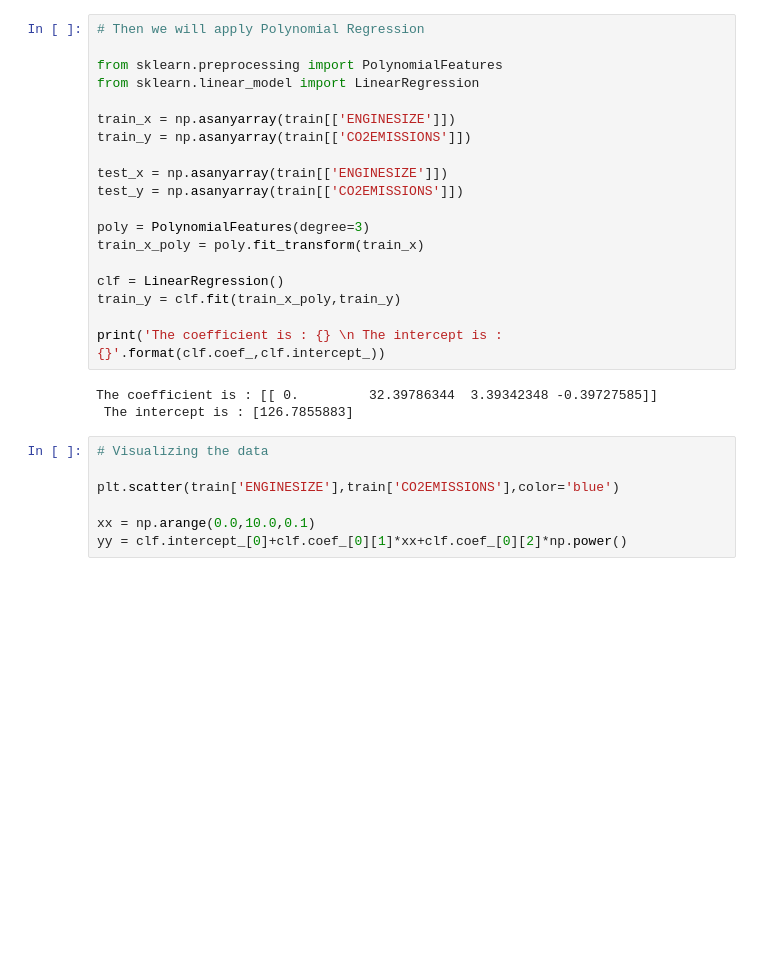
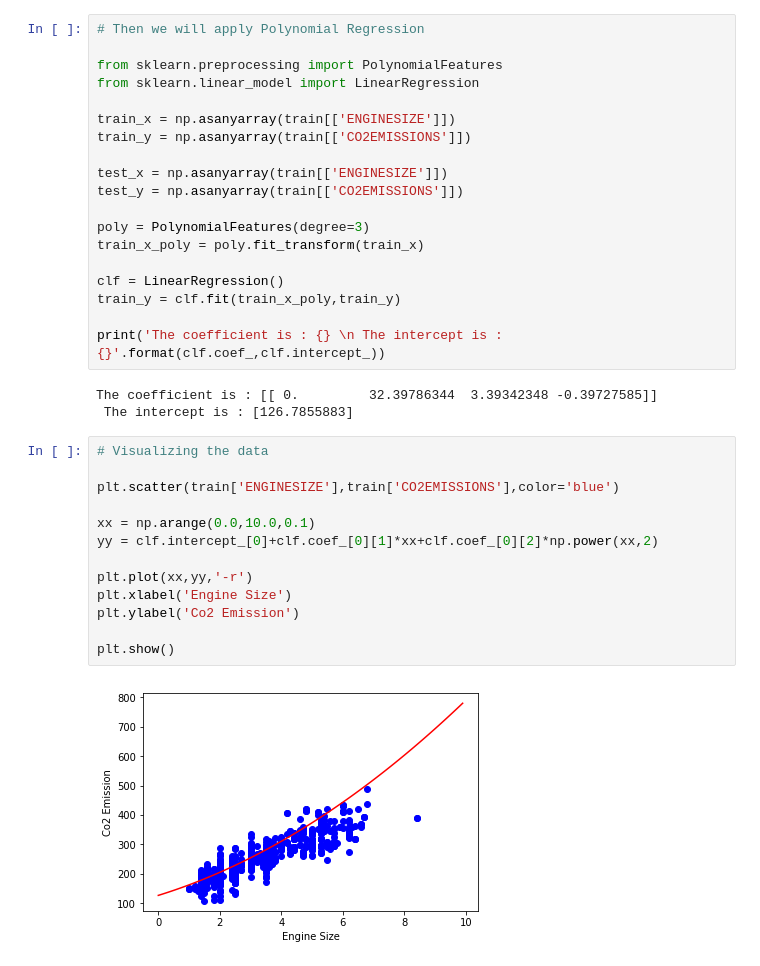
Before and after one commit to infiniteoverflow/Regressions, a Jupyter notebook: Regressions.ipynb, the cells around one changed output. Cells and saved outputs as stored; diff of their text form; blank space fills up the shorter version.

```diff
--- a/Regressions.ipynb
+++ b/Regressions.ipynb
@@ -353,7 +353,15 @@ The coefficient is : [[ 0.         32.39786344  3.39342348 -0.39727585]]
 # %%
 # Visualizing the data
 
 plt.scatter(train['ENGINESIZE'],train['CO2EMISSIONS'],color='blue')
 
 xx = np.arange(0.0,10.0,0.1)
-yy = clf.intercept_[0]+clf.coef_[0][1]*xx+clf.coef_[0][2]*np.power()
+yy = clf.intercept_[0]+clf.coef_[0][1]*xx+clf.coef_[0][2]*np.power(xx,2)
+
+plt.plot(xx,yy,'-r')
+plt.xlabel('Engine Size')
+plt.ylabel('Co2 Emission')
+
+plt.show()
+# %% [output]
+[figure, added]
```
Also changed, not shown: parts of 4 cells of this notebook.
